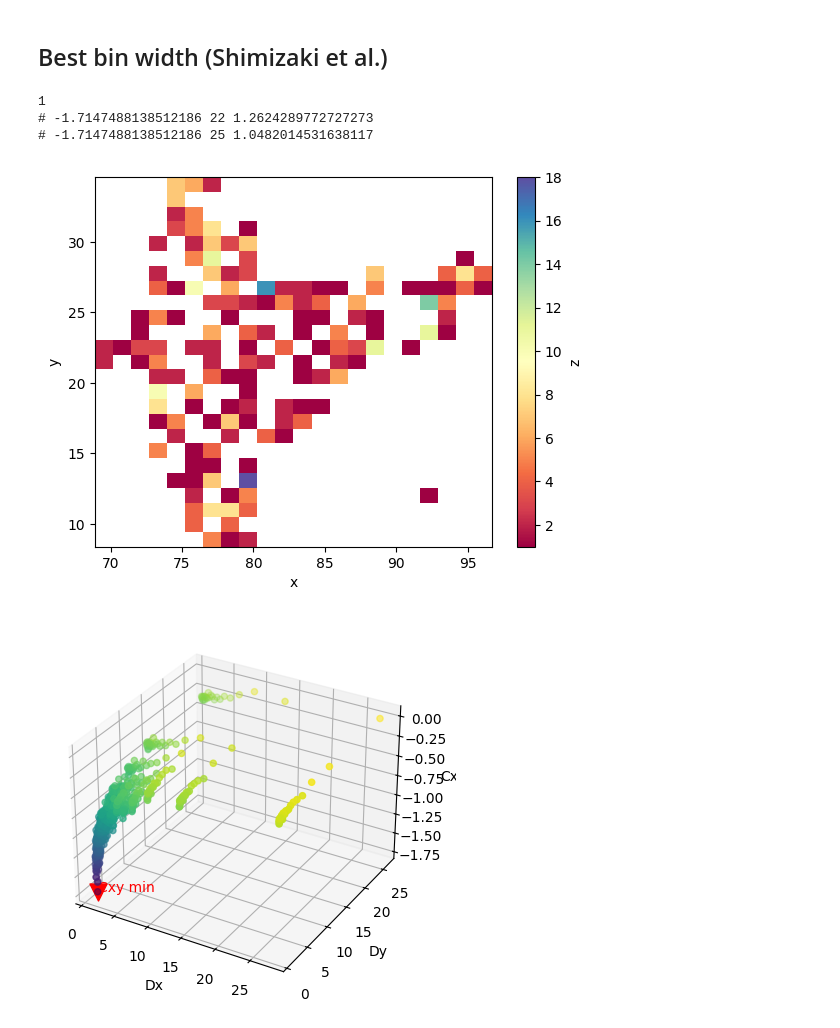
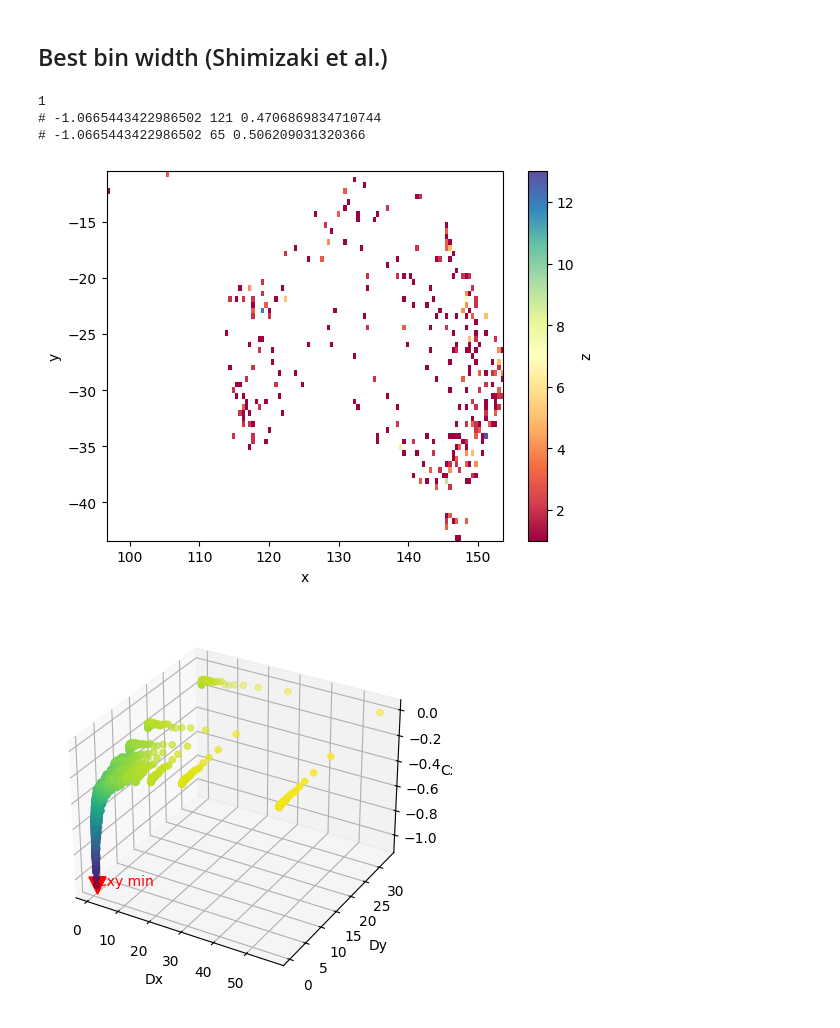
Before and after one commit to Bharatcs/rfi, a Jupyter notebook: Project/Validate_copy.ipynb, the cells around one changed output. Cells and saved outputs as stored; diff of their text form; code cells hidden in the pictures.

```diff
--- a/Project/Validate_copy.ipynb
+++ b/Project/Validate_copy.ipynb
@@ -8,7 +8,7 @@ from src2.FDrule import FDrule
 # %%
 nside=128
 # %%
-df=pd.read_csv('./database/India.csv')
+df=pd.read_csv('./database/Australia.csv')
 Lon=df['Longitude in degrees'].to_numpy()
 Lat=df['Latitude in degrees'].to_numpy()
 power=df['EIRP'].to_numpy()
@@ -60,10 +60,10 @@ y_max = max(y)
 y_min = min(y)
 
 Nx_MIN = 1  # Minimum number of bins in x (integer)
-Nx_MAX = int(x_max-x_min)  # Maximum number of bins in x (integer)
+Nx_MAX = int((x_max-x_min)/minres)  # Maximum number of bins in x (integer)
 
 Ny_MIN = 1  # Minimum number of bins in y (integer)
-Ny_MAX = int(y_max-y_min)  # Maximum number of bins in y (integer)
+Ny_MAX = int((y_max-y_min)/minres)  # Maximum number of bins in y (integer)
 
 Nx = arange(Nx_MIN, Nx_MAX)  # #of Bins
 Ny = arange(Ny_MIN, Ny_MAX)  # #of Bins
@@ -121,37 +121,37 @@ print('#', Cxymin, Ny[idx_Ny], optDy)
 
 # plot histogram2d
 fig = plt.figure()
 H, xedges, yedges = np.histogram2d(x, y, bins=[Nx[idx_Nx], Ny[idx_Ny]])
 Hmasked = np.ma.masked_where(H == 0, H)
 plt.imshow(Hmasked.T, extent=[xedges[0], xedges[-1], yedges[0], yedges[-1]], interpolation='nearest', origin='lower', aspect='auto', cmap=plt.cm.Spectral)
 plt.ylabel("y")
 plt.xlabel("x")
 plt.colorbar().set_label('z')
 plt.show()
 
 # plot scatterplot3d to Dx,Dy and Cxy
 fig = plt.figure()
 ax = fig.add_subplot(111, projection='3d')
 x = Cxy__Dxy_plot['Dx']
 y = Cxy__Dxy_plot['Dy']
 z = Cxy__Dxy_plot['Cxy']
 ax.scatter(x, y, z, c=z, marker='o')
 
 ax.set_xlabel('Dx')
 ax.set_ylabel('Dy')
 ax.set_zlabel('Cxy')
 plt.draw()
 
 ax.scatter([optDx], [optDy], [Cxymin], marker='v', s=150, c="red")
 ax.text(optDx, optDy, Cxymin, "Cxy min", color='red')
 plt.draw()
 plt.show()
 # %% [output]
 1
-# -1.7147488138512186 22 1.2624289772727273
-# -1.7147488138512186 25 1.0482014531638117
+# -1.0665443422986502 121 0.4706869834710744
+# -1.0665443422986502 65 0.506209031320366
-[figure, old version]
+[figure, new version]
-[figure, old version]
+[figure, new version]
 # %%
 ### from mpl_toolkits.axes_grid1 import make_axes_locatable
 np.random.seed(42)
```
Also changed, not shown: parts of 13 cells of this notebook, 20 other files.
